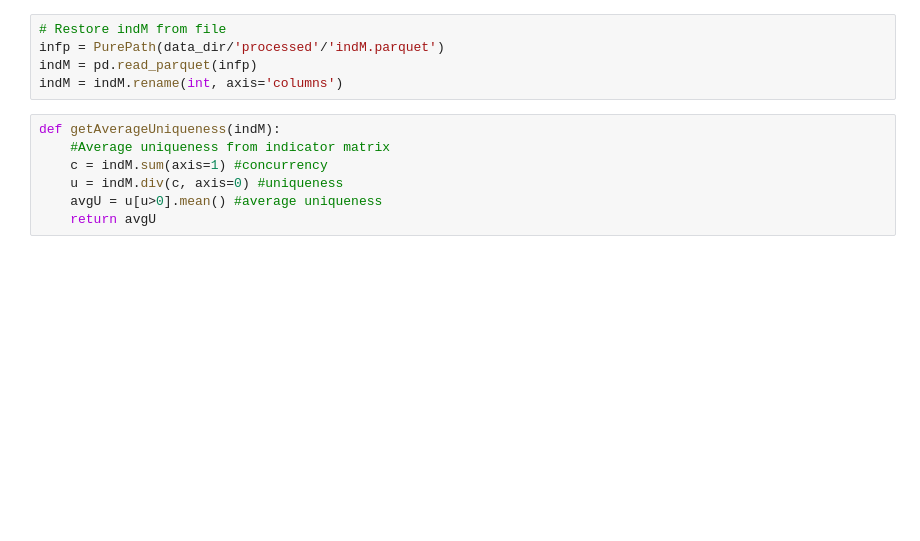
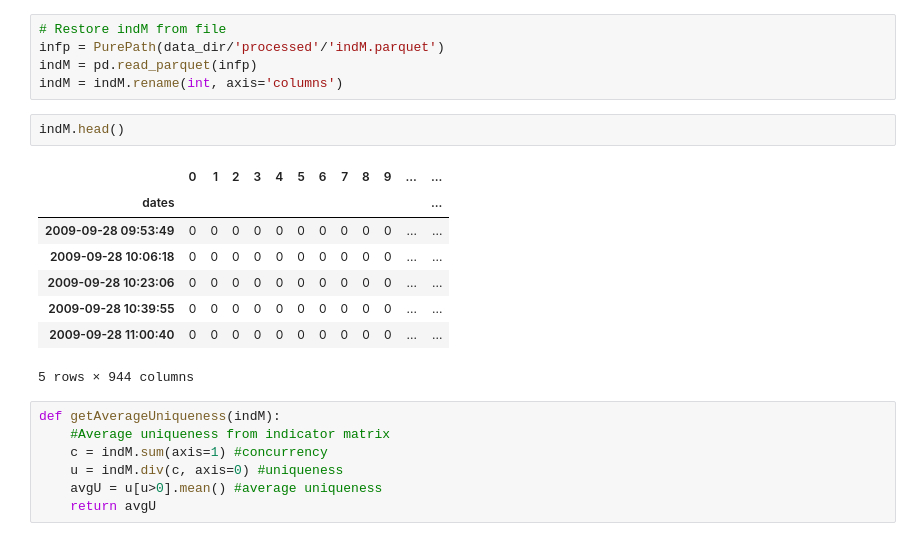
Before and after one commit to Dynami/Adv_Fin_ML_Exercises, a Jupyter notebook: notebooks/SampleWeights.ipynb, the cells around one changed output. Drawn from its saved outputs; the diff is of its cells as text; blank space fills up the shorter version.

```diff
--- a/notebooks/SampleWeights.ipynb
+++ b/notebooks/SampleWeights.ipynb
@@ -634,6 +634,17 @@ if(indM is not None):
 infp = PurePath(data_dir/'processed'/'indM.parquet')
 indM = pd.read_parquet(infp)
 indM = indM.rename(int, axis='columns')
+# %%
+indM.head()
+# %% [output]
+|  | 0 | 1 | 2 | 3 | 4 | 5 | 6 | 7 | 8 | 9 | ... | ... |
+| dates |  |  |  |  |  |  |  |  |  |  |  | ... |
+| 2009-09-28 09:53:49 | 0 | 0 | 0 | 0 | 0 | 0 | 0 | 0 | 0 | 0 | ... | ... |
+| 2009-09-28 10:06:18 | 0 | 0 | 0 | 0 | 0 | 0 | 0 | 0 | 0 | 0 | ... | ... |
+| 2009-09-28 10:23:06 | 0 | 0 | 0 | 0 | 0 | 0 | 0 | 0 | 0 | 0 | ... | ... |
+| 2009-09-28 10:39:55 | 0 | 0 | 0 | 0 | 0 | 0 | 0 | 0 | 0 | 0 | ... | ... |
+| 2009-09-28 11:00:40 | 0 | 0 | 0 | 0 | 0 | 0 | 0 | 0 | 0 | 0 | ... | ... |
+5 rows × 944 columns
 # %%
 def getAverageUniqueness(indM):
     #Average uniqueness from indicator matrix
```
Also changed, not shown: parts of 9 cells of this notebook.
